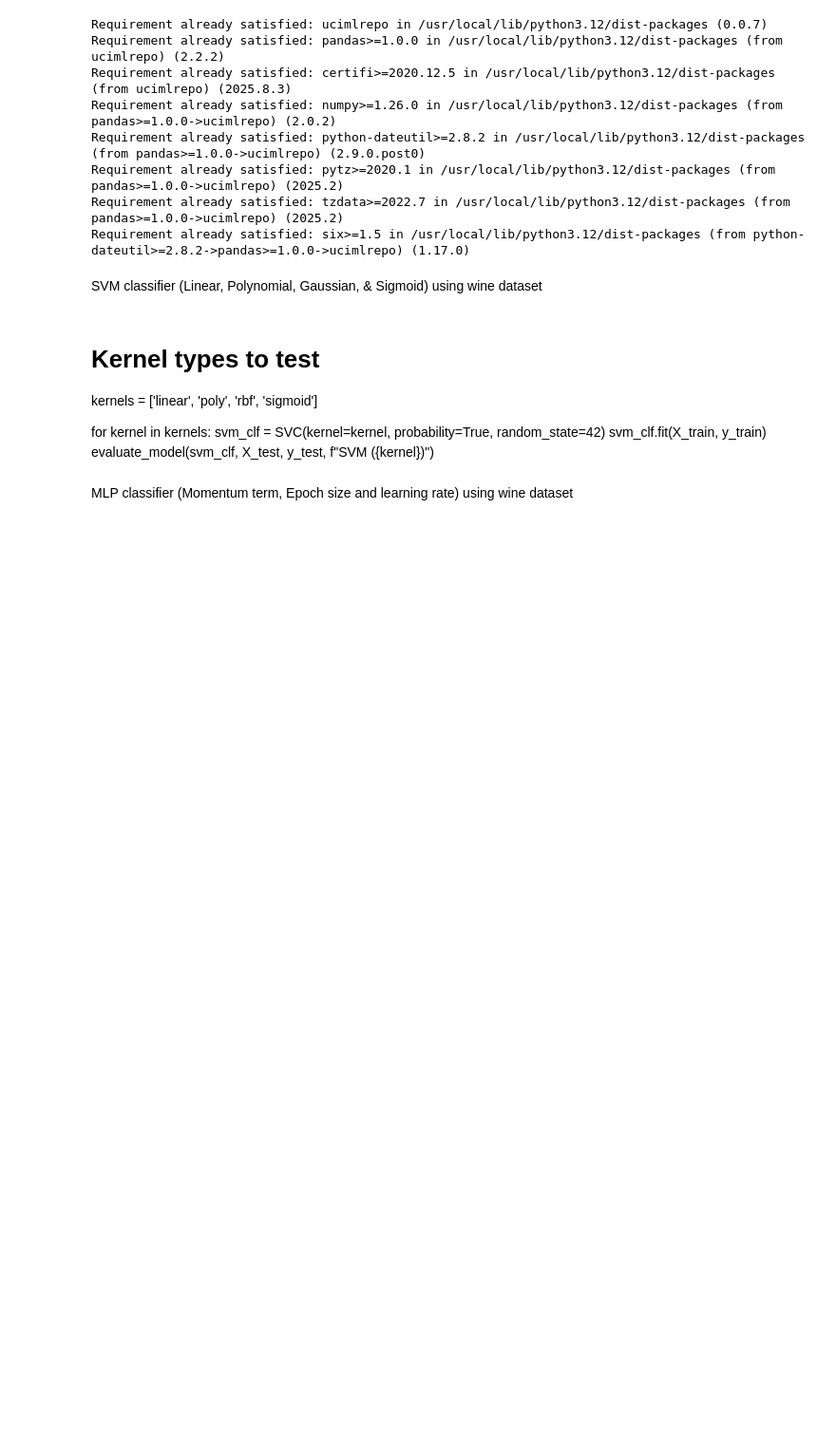
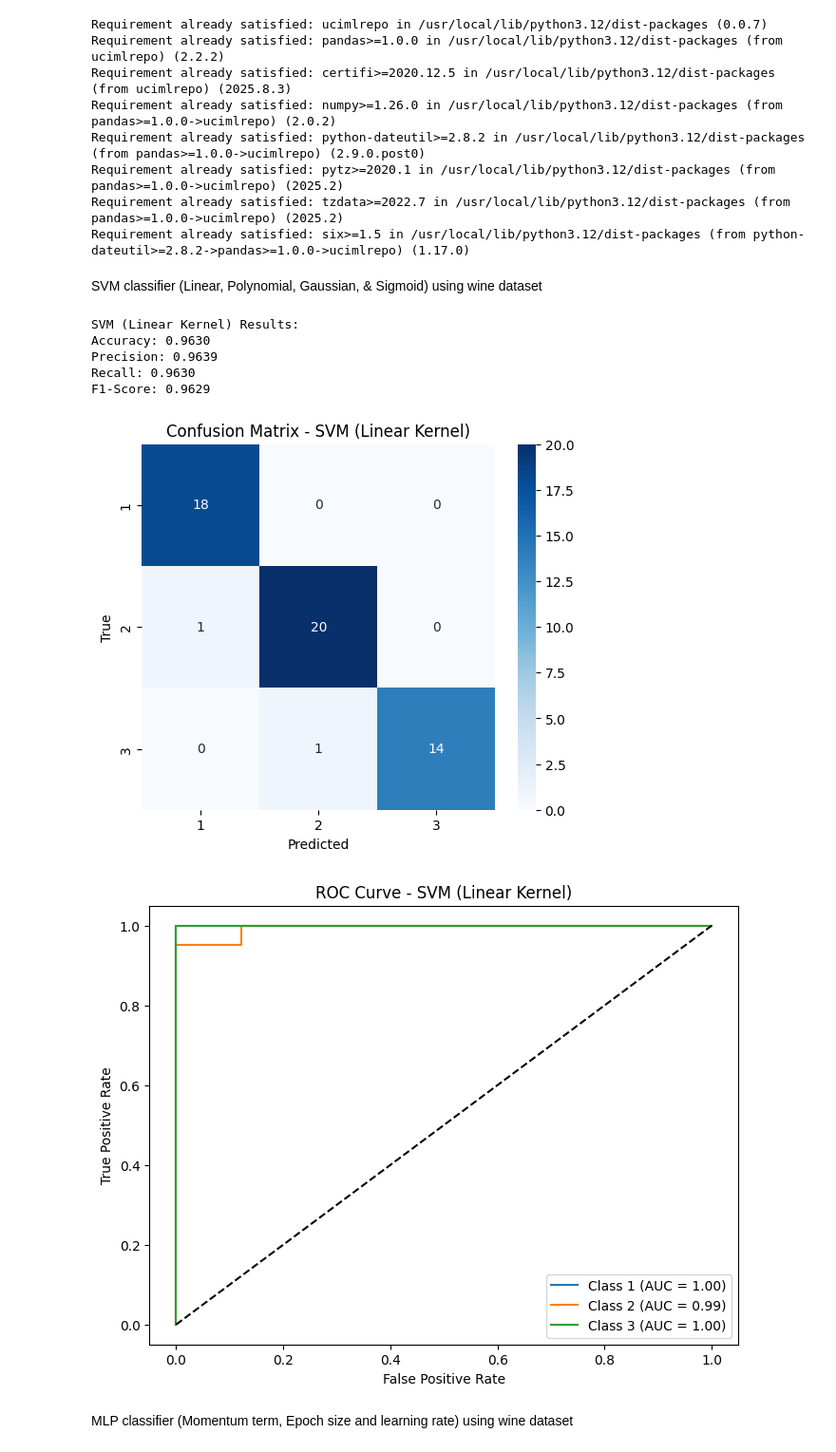
Before and after one commit to Subhas-1130/Subhas-demo, a Jupyter notebook: ML_Assignment_2.ipynb, the cells around one changed output. Shown at 95% size. Cells and saved outputs as stored; diff of their text form; code cells hidden in the pictures; blank space fills up the shorter version.

```diff
--- a/ML_Assignment_2.ipynb
+++ b/ML_Assignment_2.ipynb
@@ -51,7 +51,6 @@ n_classes = y_bin.shape[1]
 # Train-test split
 train_ratio = 0.7
 X_train, X_test, y_train, y_test = train_test_split(X, y, train_size=train_ratio, random_state=42, stratify=y)
-
 
 def evaluate_model(clf, X_test, y_test, classifier_name):
     y_pred = clf.predict(X_test)
@@ -69,48 +68,56 @@ def evaluate_model(clf, X_test, y_test, classifier_name):
 
     # Plot confusion matrix heatmap
     plt.figure(figsize=(6,5))
-    # Define class names based on unique values in y_test for the current dataset
     class_names = [str(i) for i in np.unique(y_test)]
     sns.heatmap(cm, annot=True, fmt='d', cmap='Blues', xticklabels=class_names, yticklabels=class_names)
     plt.title(f'Confusion Matrix - {classifier_name}')
     plt.xlabel('Predicted')
     plt.ylabel('True')
     plt.show()
 
     # ROC Curve and AUC
     if hasattr(clf, "predict_proba"):
         y_score = clf.predict_proba(X_test)
     else:
         try:
             y_score = clf.decision_function(X_test)
             if len(y_score.shape) == 1:
                 y_score = np.vstack([-y_score, y_score]).T
         except:
             y_score = None
 
     if y_score is not None:
         y_test_bin = label_binarize(y_test, classes=np.unique(y_test))
+        n_classes = y_test_bin.shape[1]
         plt.figure(figsize=(8,6))
         for i in range(n_classes):
             fpr, tpr, _ = roc_curve(y_test_bin[:, i], y_score[:, i])
             roc_auc = auc(fpr, tpr)
             plt.plot(fpr, tpr, label=f'Class {class_names[i]} (AUC = {roc_auc:.2f})')
         plt.plot([0,1],[0,1],'k--')
         plt.xlabel('False Positive Rate')
         plt.ylabel('True Positive Rate')
         plt.title(f'ROC Curve - {classifier_name}')
         plt.legend(loc='lower right')
         plt.show()
     else:
         print("ROC curve not available.")
+
+# === CALL THE FUNCTION HERE ===
+# Assuming clf is your trained classifier (you must train it before this point)
+
+# Define and train an SVM classifier (example with linear kernel)
+clf = SVC(kernel='linear', probability=True, random_state=42)
+clf.fit(X_train, y_train)
+evaluate_model(clf, X_test, y_test, classifier_name="SVM (Linear Kernel)")
+# %% [output]
+SVM (Linear Kernel) Results:
+Accuracy: 0.9630
+Precision: 0.9639
+Recall: 0.9630
+F1-Score: 0.9629
+[figure, added]
+[figure, added]
-# %% [markdown]
-# Kernel types to test
-kernels = ['linear', 'poly', 'rbf', 'sigmoid']
-
-for kernel in kernels:
-    svm_clf = SVC(kernel=kernel, probability=True, random_state=42)
-    svm_clf.fit(X_train, y_train)
-    evaluate_model(svm_clf, X_test, y_test, f"SVM ({kernel})")
 # %% [markdown]
 MLP classifier (Momentum term, Epoch size and learning rate) using wine dataset
 # %%
```
Also changed, not shown: parts of 2 cells of this notebook.
